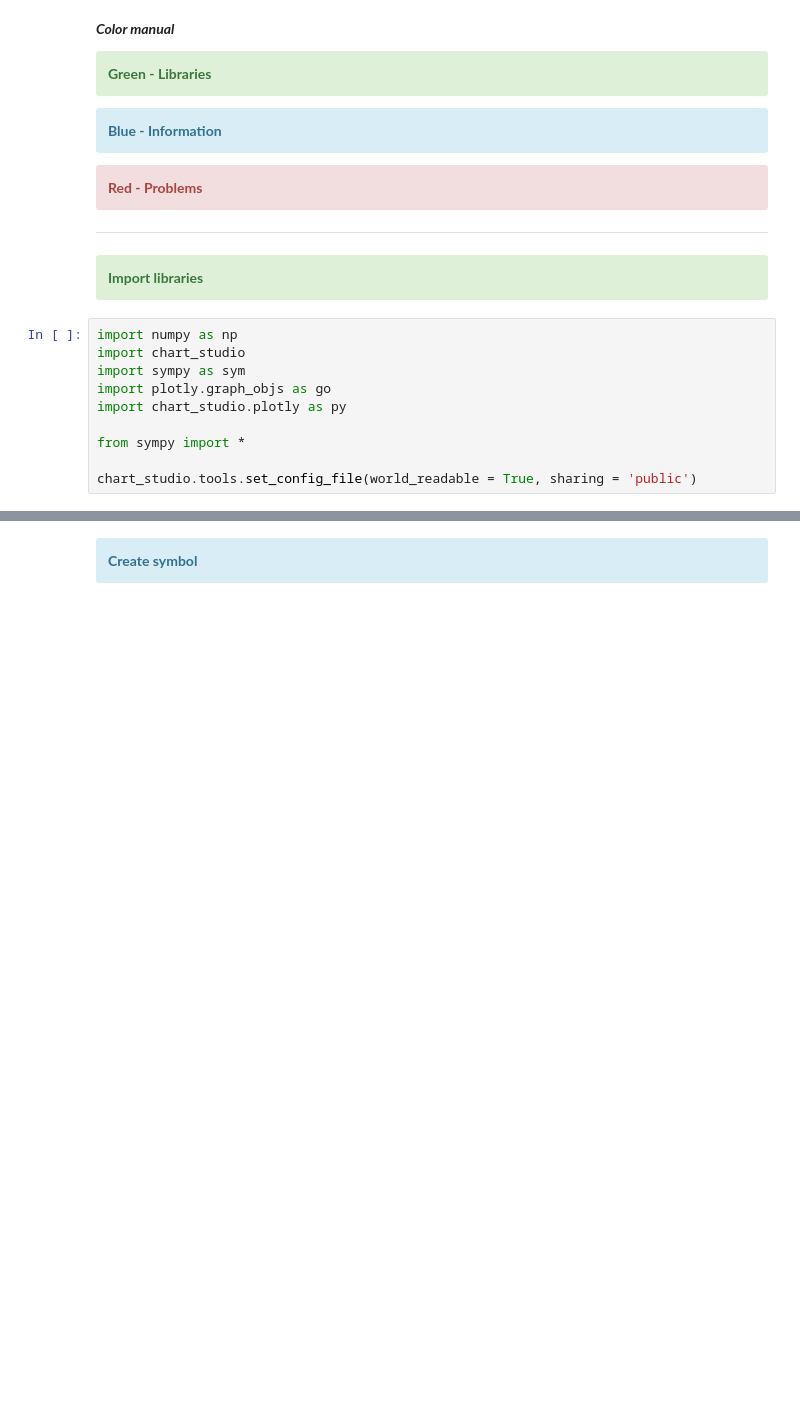
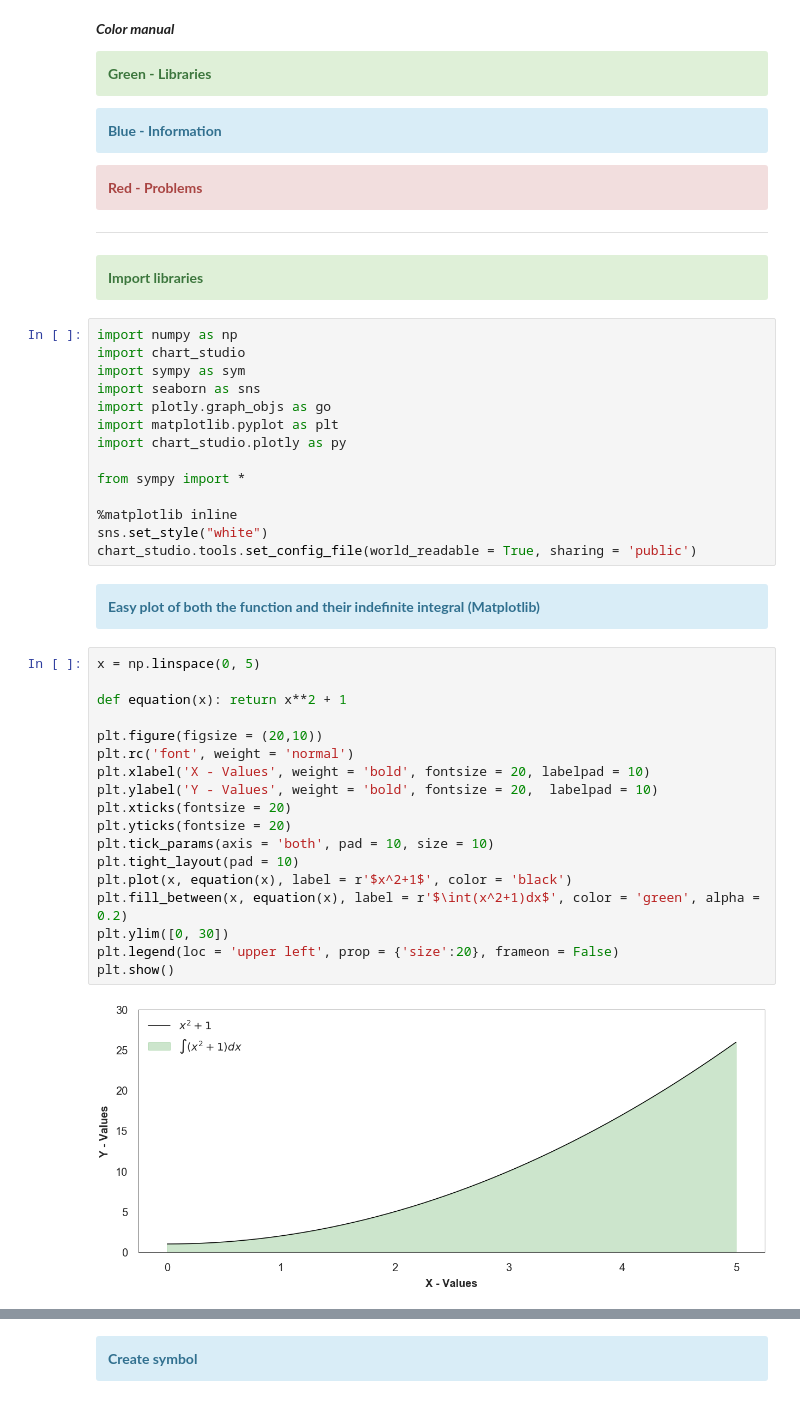
Before and after one commit to Empanator/Computational_Mathematics, a Jupyter notebook: Plotting integration.ipynb, the cells around one changed output, grey strips where cells are left out. Saved outputs shown, nothing was run; the diff lists cells and outputs as text; blank space fills up the shorter version.

```diff
--- a/Plotting integration.ipynb
+++ b/Plotting integration.ipynb
@@ -22,9 +22,37 @@
 import numpy as np
 import chart_studio
 import sympy as sym
+import seaborn as sns
 import plotly.graph_objs as go
+import matplotlib.pyplot as plt
 import chart_studio.plotly as py
 
 from sympy import *
 
+%matplotlib inline
+sns.set_style("white")
 chart_studio.tools.set_config_file(world_readable = True, sharing = 'public')
+# %% [markdown]
+<div class="alert alert-block alert-info">
+<b>Easy plot of both the function and their indefinite integral (Matplotlib)</b>
+</div>
+# %%
+x = np.linspace(0, 5)
+
+def equation(x): return x**2 + 1
+
+plt.figure(figsize = (20,10))
+plt.rc('font', weight = 'normal')
+plt.xlabel('X - Values', weight = 'bold', fontsize = 20, labelpad = 10)
+plt.ylabel('Y - Values', weight = 'bold', fontsize = 20,  labelpad = 10)
+plt.xticks(fontsize = 20)
+plt.yticks(fontsize = 20)
+plt.tick_params(axis = 'both', pad = 10, size = 10)
+plt.tight_layout(pad = 10)
+plt.plot(x, equation(x), label = r'$x^2+1$', color = 'black')
+plt.fill_between(x, equation(x), label = r'$\int(x^2+1)dx$', color = 'green', alpha = 0.2)
+plt.ylim([0, 30])
+plt.legend(loc = 'upper left', prop = {'size':20}, frameon = False)
+plt.show()
+# %% [output]
+[figure, added]
```
Also changed, not shown: parts of 4 cells of this notebook, 1 other file.
